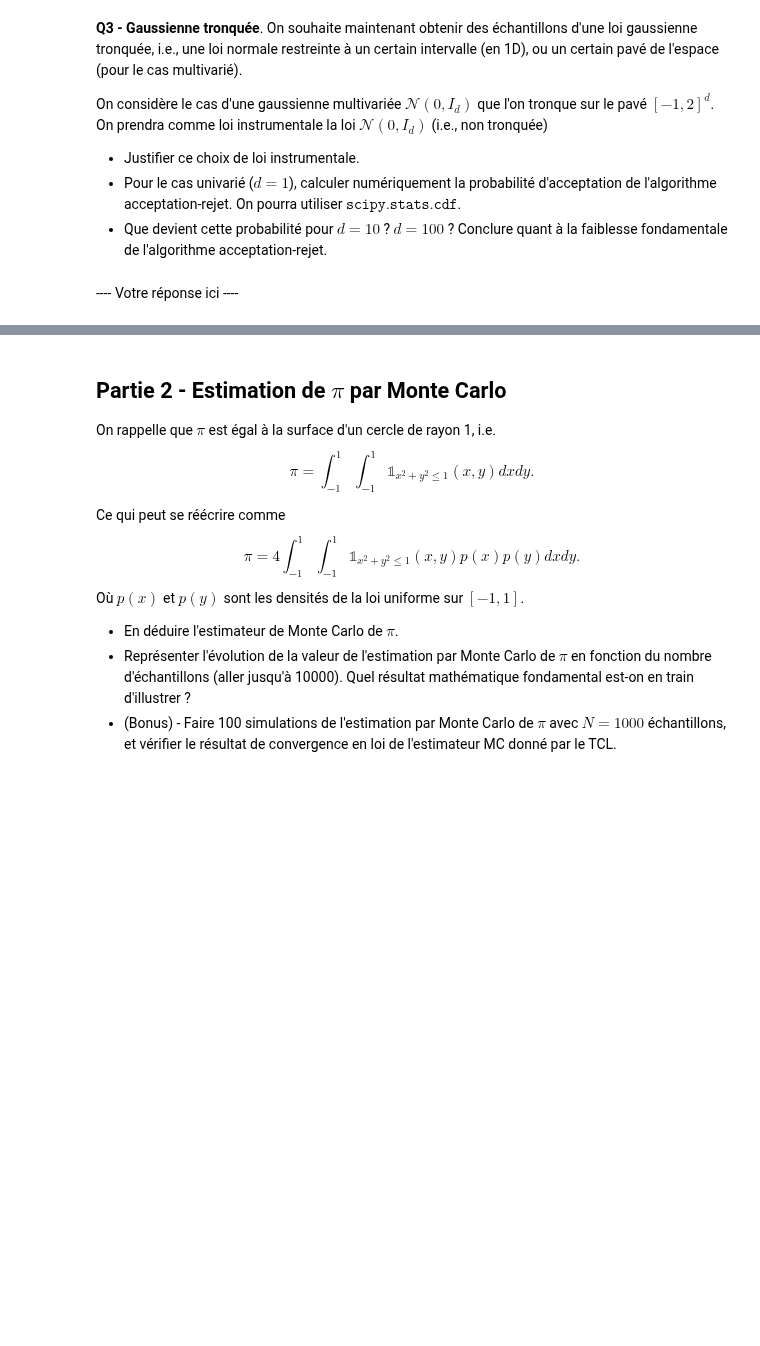
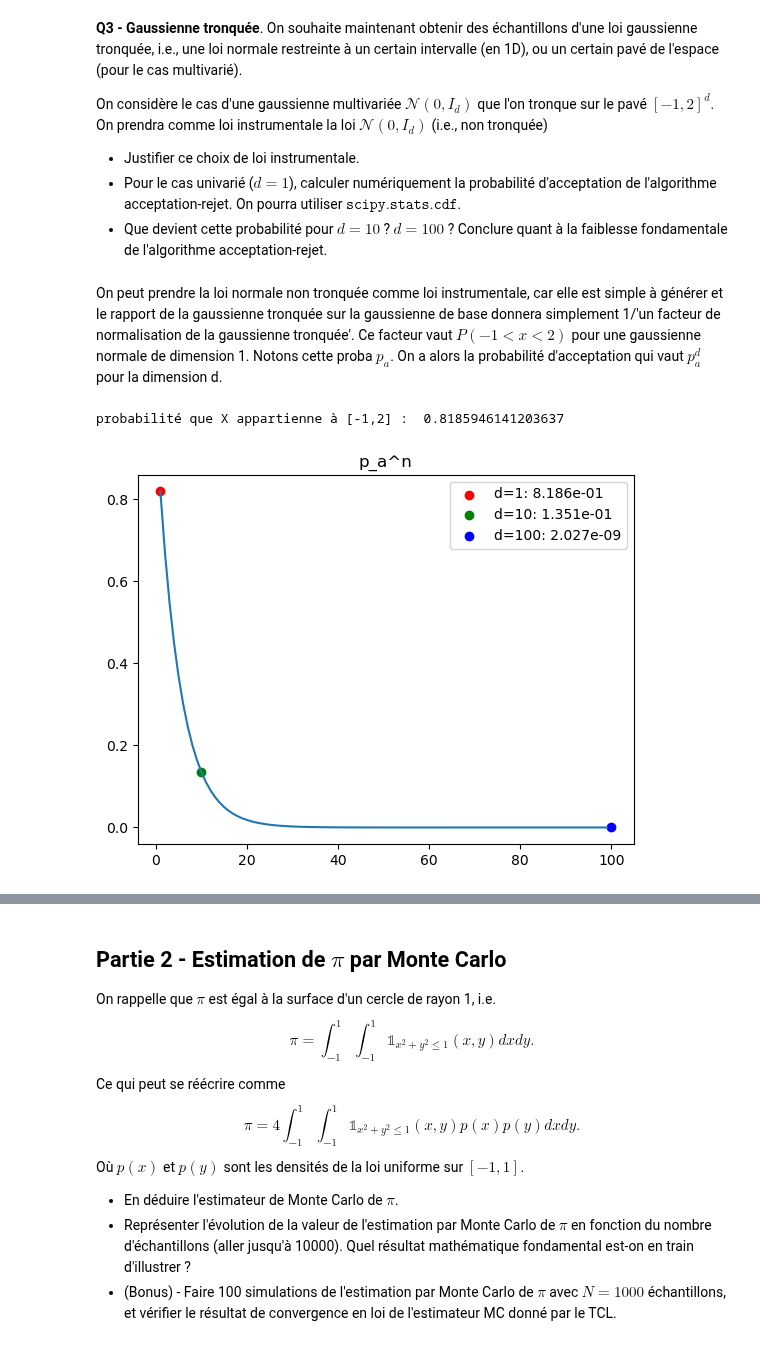
Before and after one commit to benech17/Estimation-SDIA, a Jupyter notebook: tp1b-Benichou_Bonnefoy.ipynb, the cells around one changed output, grey strips where cells are left out. Saved outputs shown, nothing was run; the diff lists cells and outputs as text; code cells hidden in the pictures; blank space fills up the shorter version.

Commit message:
tp-1B completed, comments left

```diff
--- a/tp1b-Benichou_Bonnefoy.ipynb
+++ b/tp1b-Benichou_Bonnefoy.ipynb
@@ -127,2 +164,19 @@ On considère le cas d'une gaussienne multivariée $\mathcal{N}(0, I_d)$ que l'o
-# %% [markdown]
----- Votre réponse ici ----
+# %% [markdown]
+On peut prendre la loi normale non tronquée comme loi instrumentale, car elle est simple à générer et le rapport de la gaussienne tronquée sur la gaussienne de base donnera simplement 1/'un facteur de normalisation de la gaussienne tronquée'.
+Ce facteur vaut $P(-1<x<2)$ pour une gaussienne normale de dimension 1. Notons cette proba $p_a$.
+On a alors la probabilité d'acceptation qui vaut $p_a^d$ pour la dimension d.
+# %%
+#use cdf to compute the probability that X belongs to [-1,2] for normal distribution
+p_a= stats.norm.cdf(2)-stats.norm.cdf(-1)
+print('probabilité que X appartienne à [-1,2] : ',p_a)
+plt.plot(range(1,100),p_a**range(1,100))
+plt.title("p_a^n")
+#add point with label for d=1,10,100
+plt.scatter(1, p_a**1, label='d=1: {:.3e}'.format(p_a**1), color='red')
+plt.scatter(10, p_a**10, label='d=10: {:.3e}'.format(p_a**10), color='green')
+plt.scatter(100, p_a**100, label='d=100: {:.3e}'.format(p_a**100), color='blue')
+plt.legend()
+plt.show()
+# %% [output]
+probabilité que X appartienne à [-1,2] :  0.8185946141203637
+[figure, added]
```
Also changed, not shown: parts of 27 cells of this notebook.
